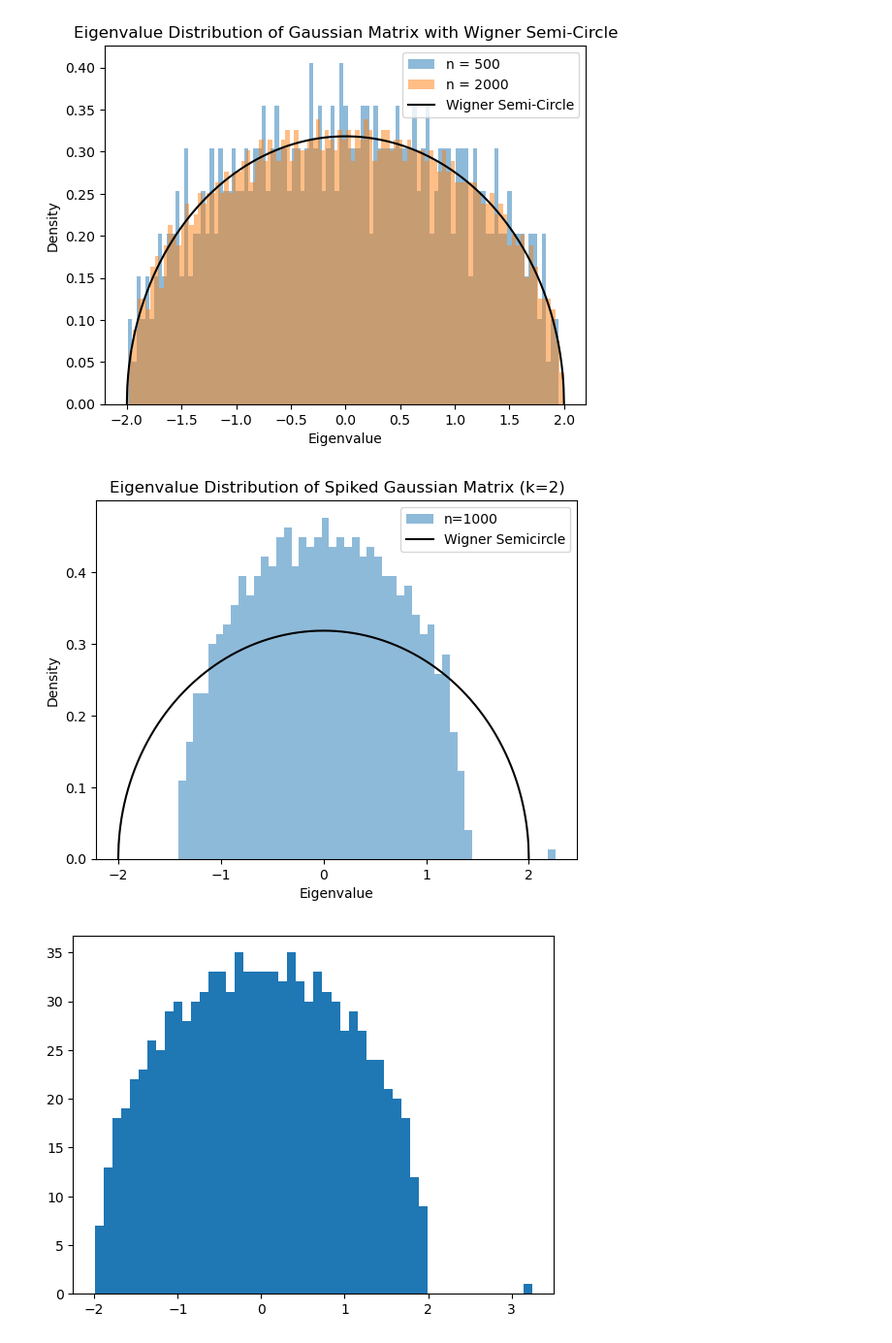
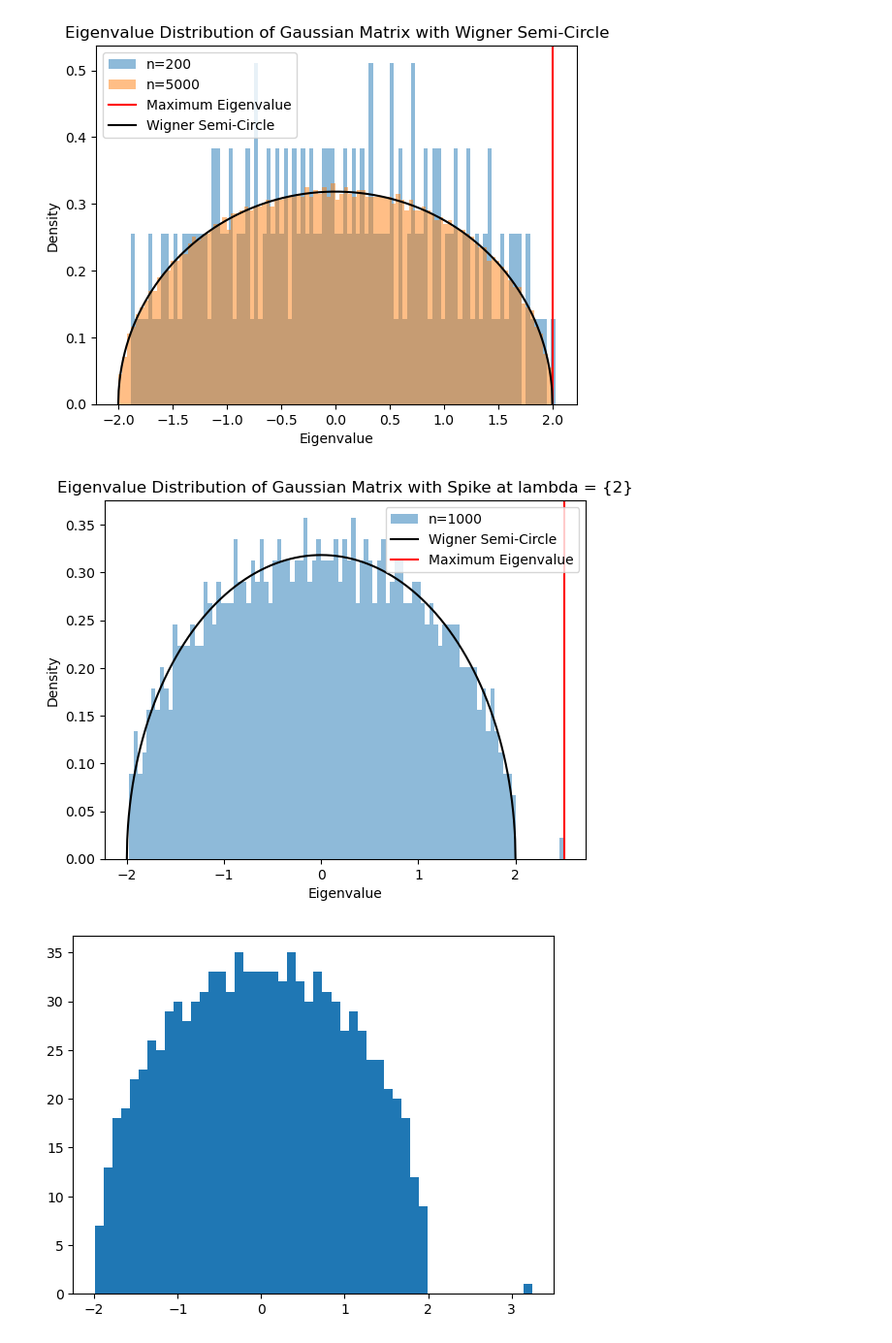
Before and after one commit to Taliesin123/Physics_The_Projects, a Jupyter notebook: Spike_code/Plots_1.ipynb, the cells around one changed output. Shown at 97% size. Cells and saved outputs as stored; diff of their text form; code cells hidden in the pictures.

```diff
--- a/Spike_code/Plots_1.ipynb
+++ b/Spike_code/Plots_1.ipynb
@@ -5,39 +5,51 @@ import matplotlib.pyplot as plt
 import importlib
 # %%
 importlib.reload(md)
-for n in [500, 2000]:
 
-    M = md.symmetric_gaussian_matrix(n)
+for N in [200, 5000]:
 
-    eigenvalues = np.linalg.eigvals(M)
-    plt.hist(eigenvalues, bins=100, density=True, alpha=0.5, label=f'n = {n}')
-md.plotWigner()
+    M = md.symmetric_gaussian_matrix(N)
+    md.plot_eigenvalue_distribution(M, N)
+
+md.plot_Max_Eigenval()
+md.plot_Wigner_Semi_Circle()
 
 plt.xlabel('Eigenvalue')
 plt.ylabel('Density')
 plt.legend()
-plt.title('Eigenvalue Distribution of GAE with Wigner Semi-Circle')
-plt.savefig('../Plots/Spike/Spiked_Gaussian.png')
+
+plt.title('Eigenvalue Distribution of Gaussian Matrix with Wigner Semi-Circle')
+plt.savefig('../Plots/Spike/Gaussian_Eigenvalues_plot1.png')
 plt.show()
 # %% [output]
-[figure, old version]
+[figure, new version]
 # %%
 importlib.reload(md)
+
+#Size of the Matrix:
 N = 1000
-M = md.spiked_gaussian_matrix(n, k=2)
 
-eigenvalues = np.linalg.eigvals(M)
-plt.hist(eigenvalues, bins=50, density=True, alpha=0.5, label=f'n={n}')
-x = np.linspace(-2, 2, 1000)
-y = np.sqrt(4 - x**2) / (2 * np.pi)
-plt.plot(x, y, label='Wigner Semicircle', color='black')
+#Location of the Spike:
+lamba = 2
+
+
+spiked_gaussian = md.spiked_gaussian_matrix(N, lamba)
+
+md.plot_eigenvalue_distribution(spiked_gaussian, N)
+md.plot_Wigner_Semi_Circle()
+md.plot_Max_Eigenval(lamba)
+
+
+
 plt.xlabel('Eigenvalue')
 plt.ylabel('Density')
-plt.title('Eigenvalue Distribution of Spiked Gaussian Matrix (k=2)')
 plt.legend()
+
+plt.title('Eigenvalue Distribution of Gaussian Matrix with Spike at lambda = {2}')
+plt.savefig('../Plots/Spike/Gaussian_Eigenvalues_plot2.png')
 plt.show()
 # %% [output]
-[figure, old version]
+[figure, new version]
 # %%
 importlib.reload(md)
 n = 1000
```
Also changed, not shown: 2 other files.
